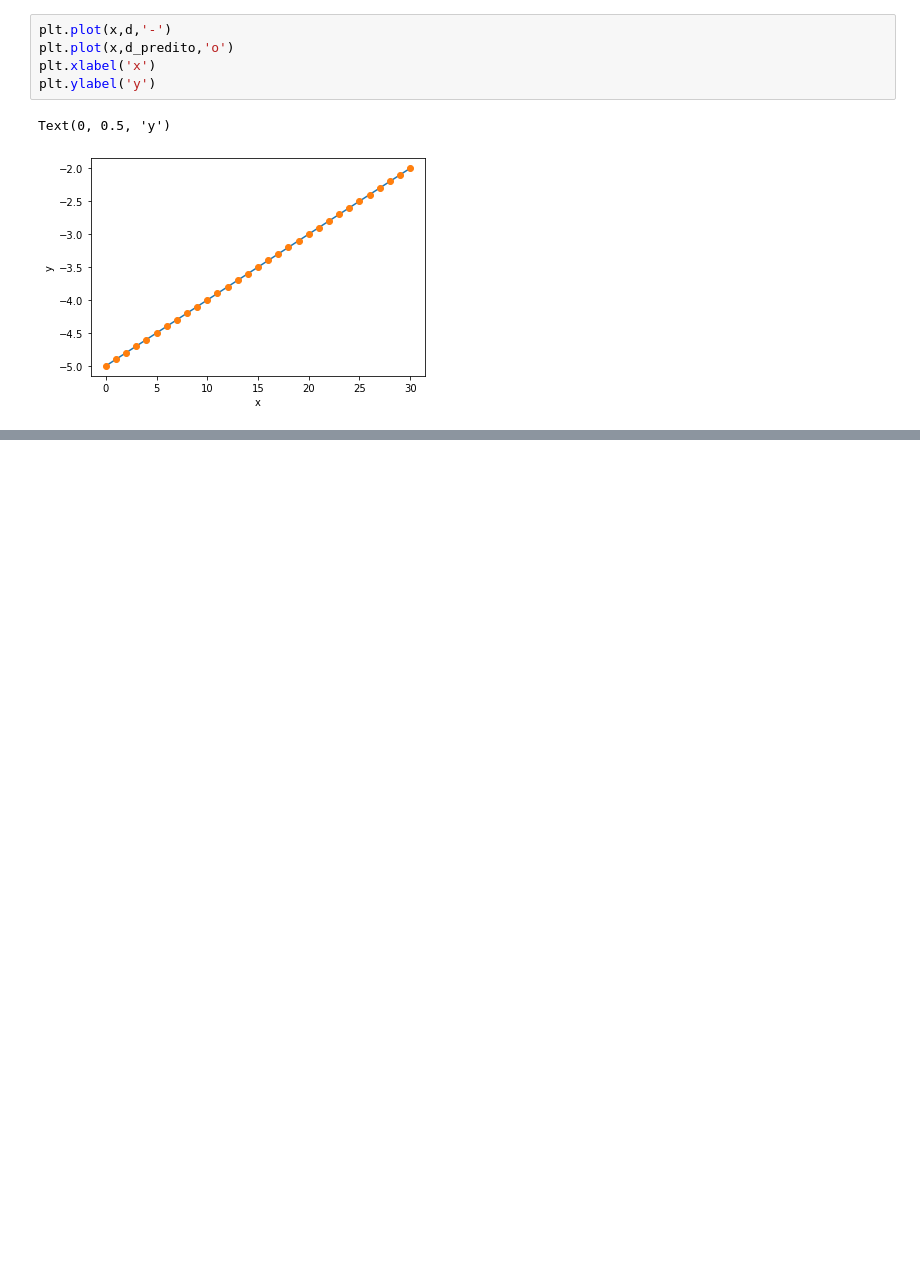
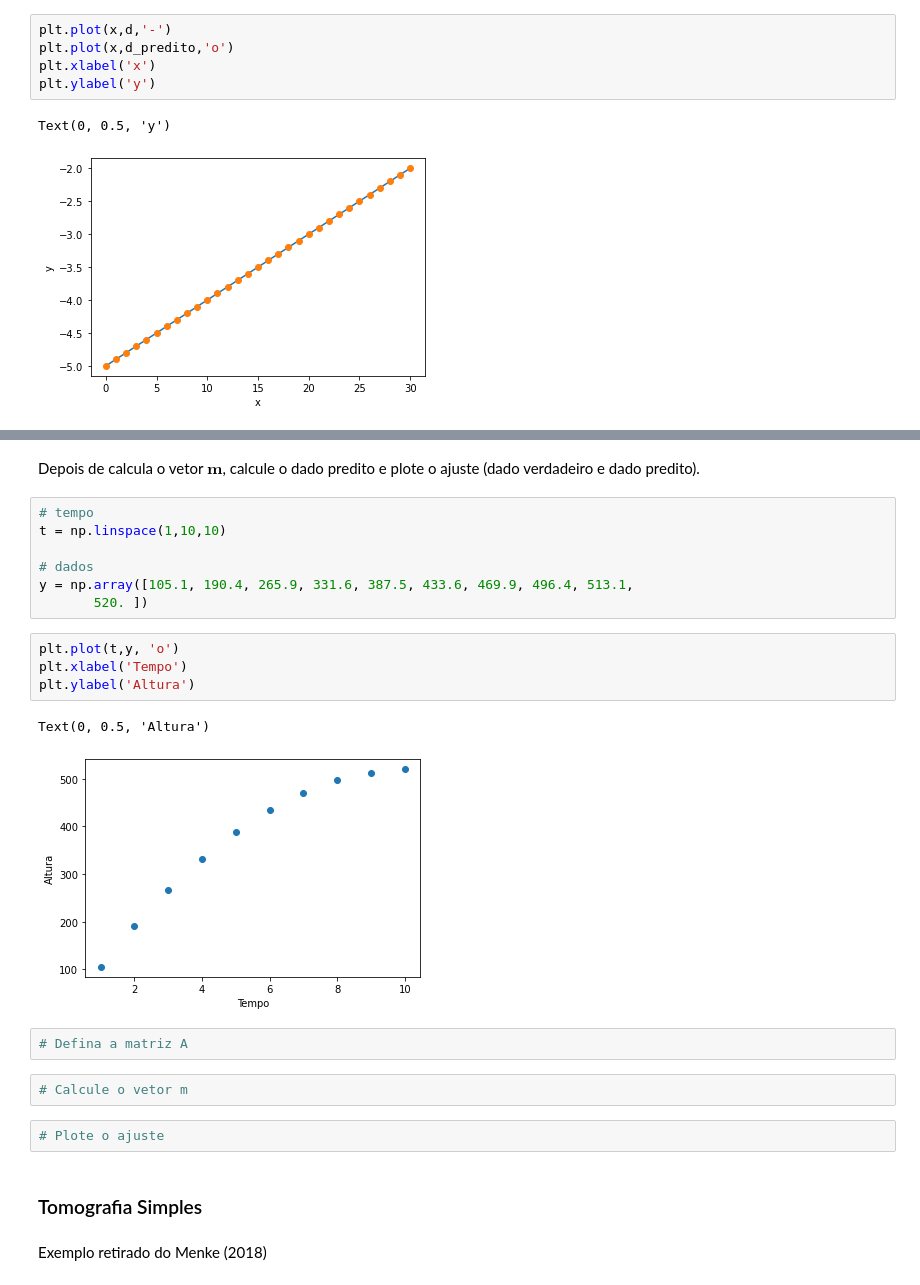
Before and after one commit to florasolon/disciplina-integracao-geofisica, a Jupyter notebook: Aulas/Aula5_sistemas_lineares.ipynb, the cells around one changed output, grey strips where cells are left out. Cells and saved outputs as stored; diff of their text form; blank space fills up the shorter version.

```diff
--- a/Aulas/Aula5_sistemas_lineares.ipynb
+++ b/Aulas/Aula5_sistemas_lineares.ipynb
@@ -513,0 +564,26 @@ Text(0, 0.5, 'y')
+# %% [markdown]
+Depois de calcula o vetor $\mathbf m$, calcule o dado predito e plote o ajuste (dado verdadeiro e dado predito).
+# %%
+# tempo
+t = np.linspace(1,10,10)
+
+# dados
+y = np.array([105.1, 190.4, 265.9, 331.6, 387.5, 433.6, 469.9, 496.4, 513.1,
+       520. ])
+# %%
+plt.plot(t,y, 'o')
+plt.xlabel('Tempo')
+plt.ylabel('Altura')
+# %% [output]
+Text(0, 0.5, 'Altura')
+[figure, added]
+# %%
+# Defina a matriz A
+# %%
+# Calcule o vetor m
+# %%
+# Plote o ajuste
+# %% [markdown]
+### Tomografia Simples
+# %% [markdown]
+Exemplo retirado do Menke (2018)
```
Also changed, not shown: parts of 11 cells of this notebook.
